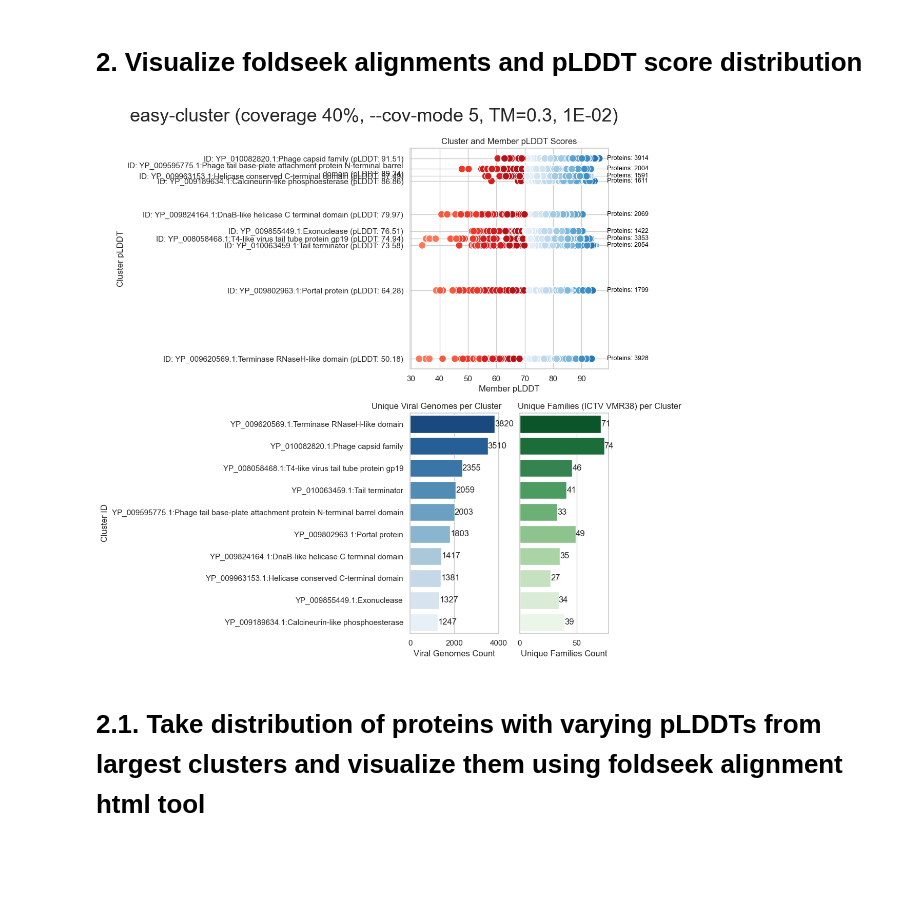
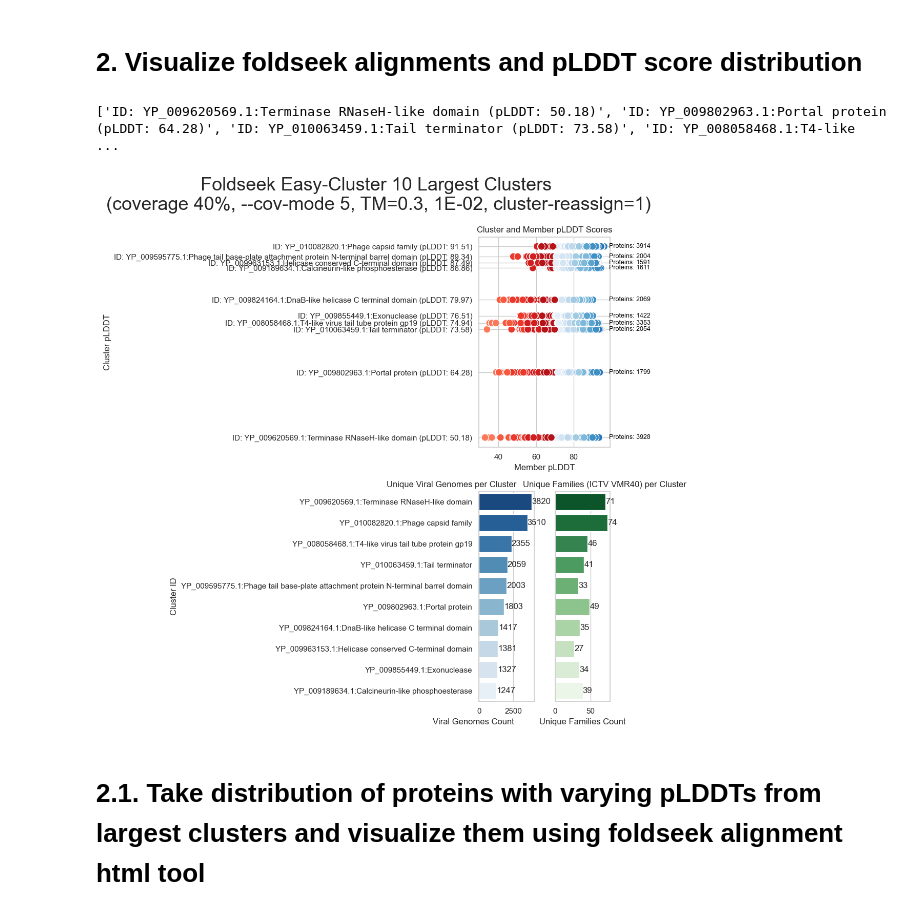
Before and after one commit to linda5mith/Structural_Taxonomy_Caudoviricetes, a Jupyter notebook: notebooks/1. Easy-cluster parameter optimisation - cluster composition & specificity.ipynb, the cells around one changed output. Drawn from its saved outputs; the diff is of its cells as text; code cells hidden in the pictures; blank space fills up the shorter version.

Commit message:
Fixing typo in plot

```diff
--- a/notebooks/1. Easy-cluster parameter optimisation - cluster composition & specificity.ipynb
+++ b/notebooks/1. Easy-cluster parameter optimisation - cluster composition & specificity.ipynb
@@ -240,7 +240,9 @@ def clean_definitions(df):
     df.loc[df['member_PFAM1_definition'].str.len() < 3, 'cluster_definition'] = df['most_frequent']
 
     # Split on the first comma, take the first part, and capitalize only the first letter
-    df.loc[:, 'cluster_definition'] = df['cluster_definition'].str.split(',').str[0]
+    df['cluster_definition'] = df['cluster_definition'].apply(
+        lambda x: x.split(',')[0] if ',' in x else x
+    )
     df.loc[:, 'cluster_definition'] = df['cluster_definition'].str[0].str.upper() + df['cluster_definition'].str[1:]
 
     # Filter out invalid cluster definitions that are numeric or too short
@@ -840,7 +841,7 @@ def plot_cluster_member_plddts_barplots(df_plddts, df_counts, title='Cluster and
     # Adjust y-ticks to ensure no overlapping y-axis labels
     for i in range(1, len(adjusted_y_ticks)):
         if (adjusted_y_ticks[i] - adjusted_y_ticks[i - 1]) < 1:
-            adjusted_y_ticks[i] = adjusted_y_ticks[i - 1] + 1
+            adjusted_y_ticks[i] = adjusted_y_ticks[i - 1] + 1.1
             # Find the index of the adjusted value in the original array
             original_index = np.where(original_arr == sorted_arr[i])[0][0]
             original_arr[original_index] = adjusted_y_ticks[i]
@@ -855,6 +856,8 @@ def plot_cluster_member_plddts_barplots(df_plddts, df_counts, title='Cluster and
         textwrap.fill(f'ID: {cluster} (pLDDT: {sorted_arr[i]:.2f})', width=80)  # Adjust width to avoid mid-word breaks
         for i, cluster in enumerate(df['cluster_ID'].unique())
     ]
+    print(y_tick_labels)
+    y_tick_labels = [re.sub(r'\n', ' ', str(tik)) for tik in y_tick_labels]
 
     # Create figure with two rows: one full-width barplot on top and two side-by-side subplots below
     fig = plt.figure(figsize=(11, 11))
@@ -883,8 +886,8 @@ def plot_cluster_member_plddts_barplots(df_plddts, df_counts, title='Cluster and
     ax2 = fig.add_subplot(gs[1, 0])
     # Plot 2: Bar plot for unique viral genomes per PFAM definition (Top 10)
     sns.barplot(x='unique_genome_count', y='cluster_ID', data=df_counts, hue='cluster_ID', palette="Blues_r", ax=ax2, legend=False)
-    ax2.set_title('Unique Viral Genomes per Cluster', x=0.3)
-    ax2.set_xlabel('Viral Genomes Count')
+    ax2.set_title('Unique Viral Genomes per Cluster', x=-0.5)
+    ax2.set_xlabel('Viral Genomes Count',x=-0.1)
     ax2.set_ylabel('Cluster ID')
 
     # Annotate the number of genomes on each bar in ax2
@@ -897,7 +900,7 @@ def plot_cluster_member_plddts_barplots(df_plddts, df_counts, title='Cluster and
     # Plot 3: Bar plot for unique families per PFAM definition
     palette_families = sns.color_palette("Greens", n_colors=df_counts['cluster_ID'].nunique())[::-1]
     sns.barplot(x='unique_family_count', y='cluster_ID', data=df_counts, hue='cluster_ID', palette=palette_families, ax=ax3, legend=False)
-    ax3.set_title('Unique Families (ICTV VMR38) per Cluster',x=0.9)
+    ax3.set_title('Unique Families (ICTV VMR40) per Cluster',x=0.9)
     ax3.set_xlabel('Unique Families Count')
     ax3.set_ylabel('')
     ax3.get_yaxis().set_visible(False)
@@ -912,10 +915,11 @@ def plot_cluster_member_plddts_barplots(df_plddts, df_counts, title='Cluster and
     plt.show()
 # %%
 plot_cluster_member_plddts_barplots(clu_c40_tm30_re1_e1e_2_clusters_plddts, clu_c40_tm30_re1_e1e_2,
-                                   title='easy-cluster (coverage 40%, --cov-mode 5, TM=0.3, 1E-02)',
+                                   title='Foldseek Easy-Cluster 10 Largest Clusters\n (coverage 40%, --cov-mode 5, TM=0.3, 1E-02, cluster-reassign=1)',
                                     filename='cluster_member_plddts_plot_test_1.png')
 # %% [output]
+['ID: YP_009620569.1:Terminase RNaseH-like domain (pLDDT: 50.18)', 'ID: YP_009802963.1:Portal protein (pLDDT: 64.28)', 'ID: YP_010063459.1:Tail terminator (pLDDT: 73.58)', 'ID: YP_008058468.1:T4-like  ...
-[figure, old version]
+[figure, new version]
 # %% [markdown]
 # 2.1. Take distribution of proteins with varying pLDDTs from largest clusters and visualize them using foldseek alignment html tool
 # %%
```
Also changed, not shown: parts of 1 cell of this notebook, 1 other file.
